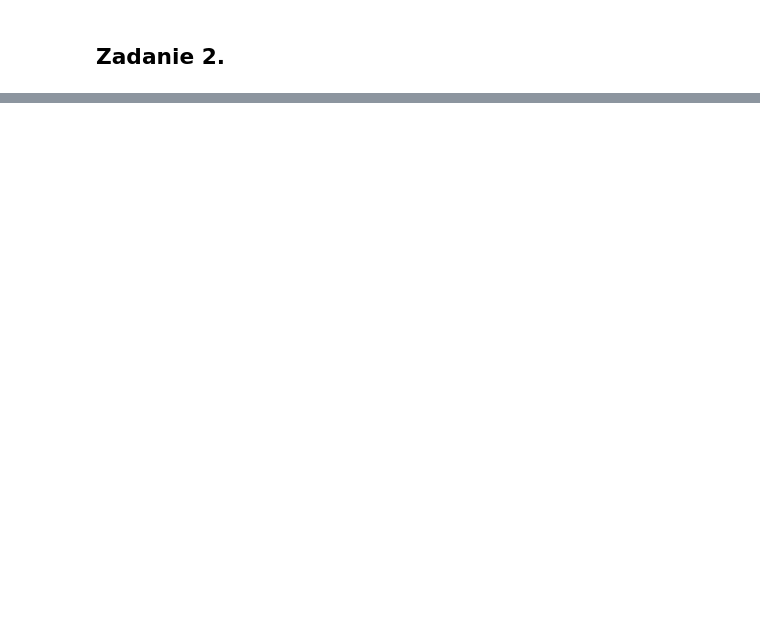
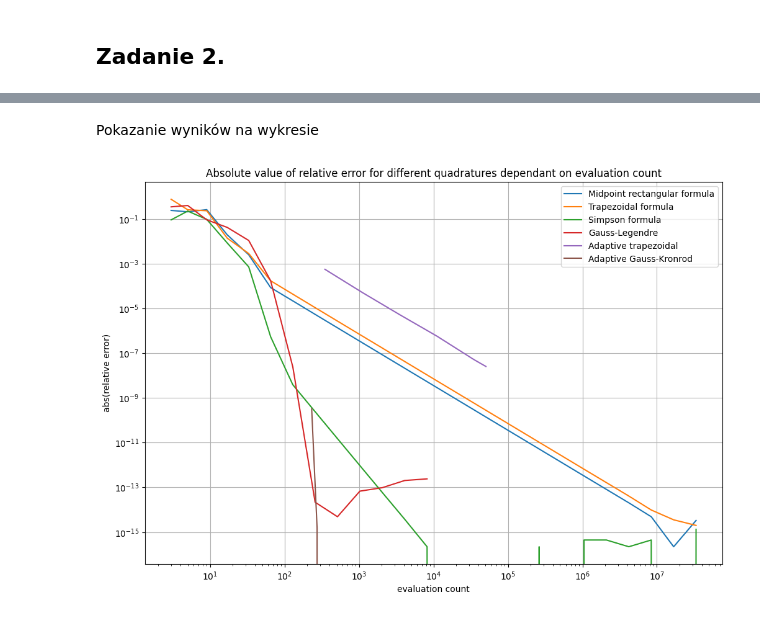
Before and after one commit to Mosder/agh, a Jupyter notebook: sem4/mownit/lab07/zadania.ipynb, the cells around one changed output, grey strips where cells are left out. Cells and saved outputs as stored; diff of their text form; code cells hidden in the pictures; blank space fills up the shorter version.

```diff
--- a/sem4/mownit/lab07/zadania.ipynb
+++ b/sem4/mownit/lab07/zadania.ipynb
@@ -361,0 +188,6 @@ plt.show()
+# %% [markdown]
+Pokazanie wyników na wykresie
+# %%
+plot_results(results2b)
+# %% [output]
+[figure, added]
```
Also changed, not shown: parts of 64 cells of this notebook, 1 other file.
